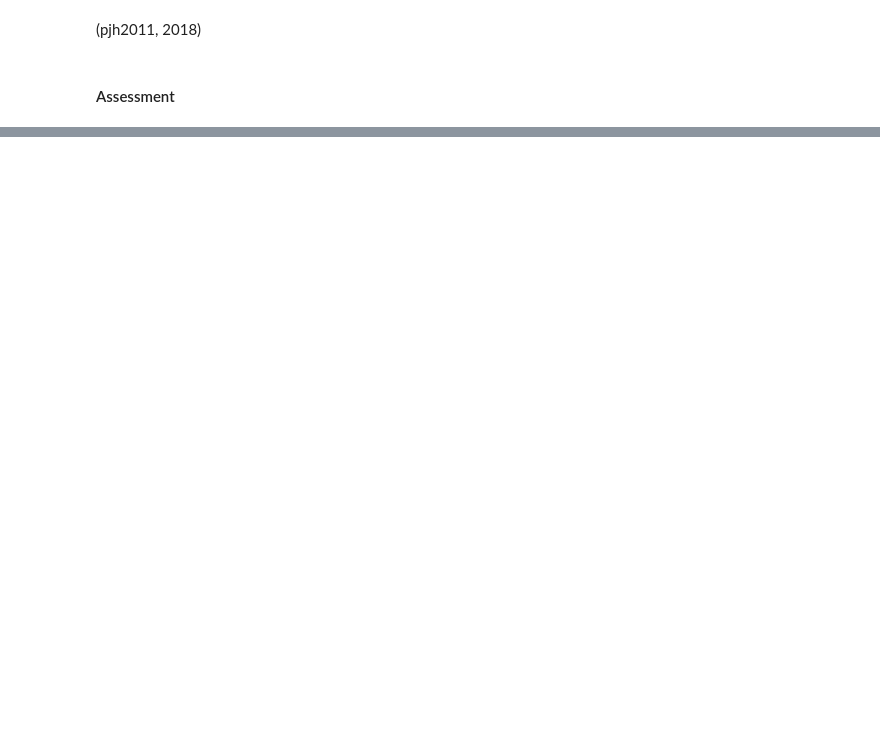
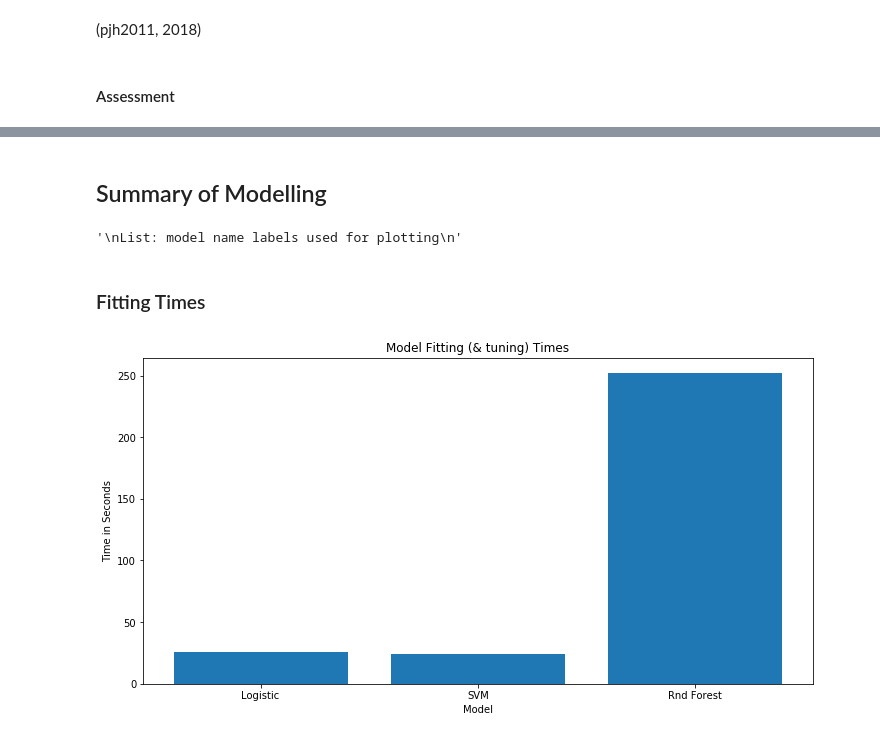
Before and after one commit to Castdeath97/skin-pigment-analysis, a Jupyter notebook: notebooks/modelling-evaluation.ipynb, the cells around one changed output, grey strips where cells are left out. Saved outputs shown, nothing was run; the diff lists cells and outputs as text; code cells hidden in the pictures; blank space fills up the shorter version.

Commit message:
Modelling and evaluation report nearly completed

```diff
--- a/notebooks/modelling-evaluation.ipynb
+++ b/notebooks/modelling-evaluation.ipynb
@@ -180,4 +180,6 @@ To achieve its classification, Logistic Regression fits a line to separate the d
 log_fit_start = time.time()
 clf = LogisticRegression(solver='saga', n_jobs = -1).fit(X_train, y_train)
 log_fit_end = time.time()
-print('Logistic fit time: ', log_fit_end - log_fit_start)
+
+log_fit_time = log_fit_end - log_fit_start
+print('Logistic fit time(seconds): ', log_fit_time)
@@ -275,5 +280,6 @@ clf = OneVsRestClassifier(
     ), n_jobs=-1
 ).fit(X_train, y_train)
 
-svm_fit_start = time.time()
-print('SVM fit time: ', svm_fit_end - svm_fit_start)
+svm_fit_end = time.time()
+svm_fit_time = svm_fit_end - svm_fit_start
+print('SVM fit time(seconds): ', svm_fit_time)
@@ -315,8 +335,8 @@ The decision trees themselves are simple non-parametric supervised learning clas
 # %%
 for_fit_start = time.time()
 
-parameters = [{'max_depth': [8,30,45],
-               'n_estimators': [150, 450, 550]}]
+parameters = [{'max_depth': [22,45],
+               'n_estimators': [225, 550]}]
 
 # Tune parameters using 5 fold cross validation
 best_params = tuning(RandomForestClassifier(n_jobs = -1, random_state=0), parameters, X_train, y_train)
@@ -328,4 +348,5 @@ clf = RandomForestClassifier(random_state=0, max_depth = optimalDepth, n_estimat
 clf.fit(X_train, y_train)
 
 for_fit_end = time.time()
-print('Random Forest fit time: ', for_fit_end - for_fit_start)
+for_fit_time = for_fit_end - for_fit_start
+print('Random Forest fit time(seconds): ', for_fit_time)
@@ -353,0 +427,24 @@ print('Random Forest prediction time: ', for_pred_end - for_pred_start)
+# %% [markdown]
+## Summary of Modelling
+# %%
+model_labels = ['Logistic', 'SVM', 'Rnd Forest']
+"""
+List: model name labels used for plotting
+"""
+# %% [output]
+'\nList: model name labels used for plotting\n'
+# %% [markdown]
+### Fitting Times
+# %%
+plt.bar([i for i, _ in enumerate(model_labels)],
+        [log_fit_time, svm_fit_time, for_fit_time])
+plt.title('Model Fitting (& tuning) Times')
+plt.ylabel('Time in Seconds')
+plt.xlabel('Model')
+plt.xticks([i for i, _ in enumerate(model_labels)],
+           model_labels)
+
+plt.rcParams['figure.figsize'] = [12, 6]
+plt.show()
+# %% [output]
+[figure, added]
```
Also changed, not shown: parts of 17 cells of this notebook.
